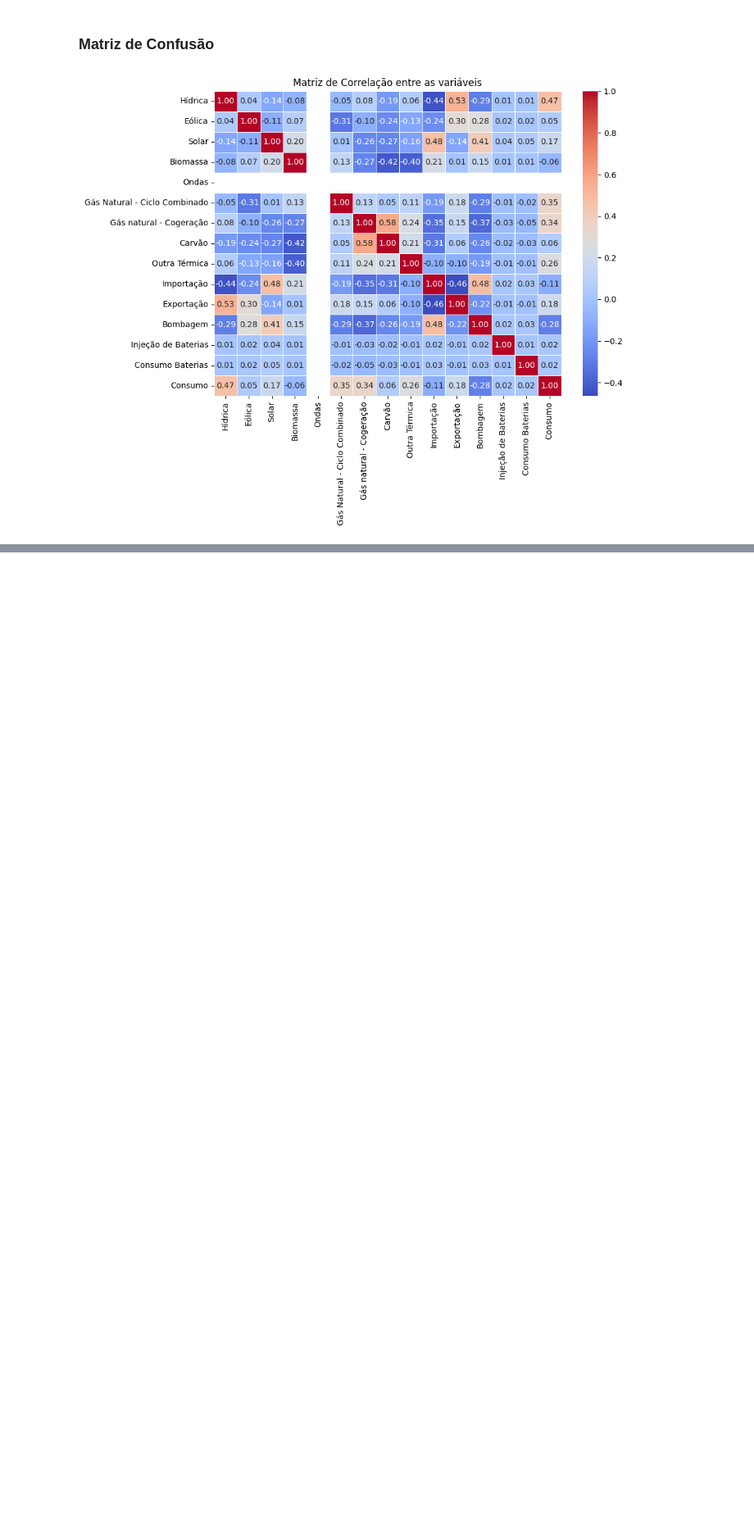
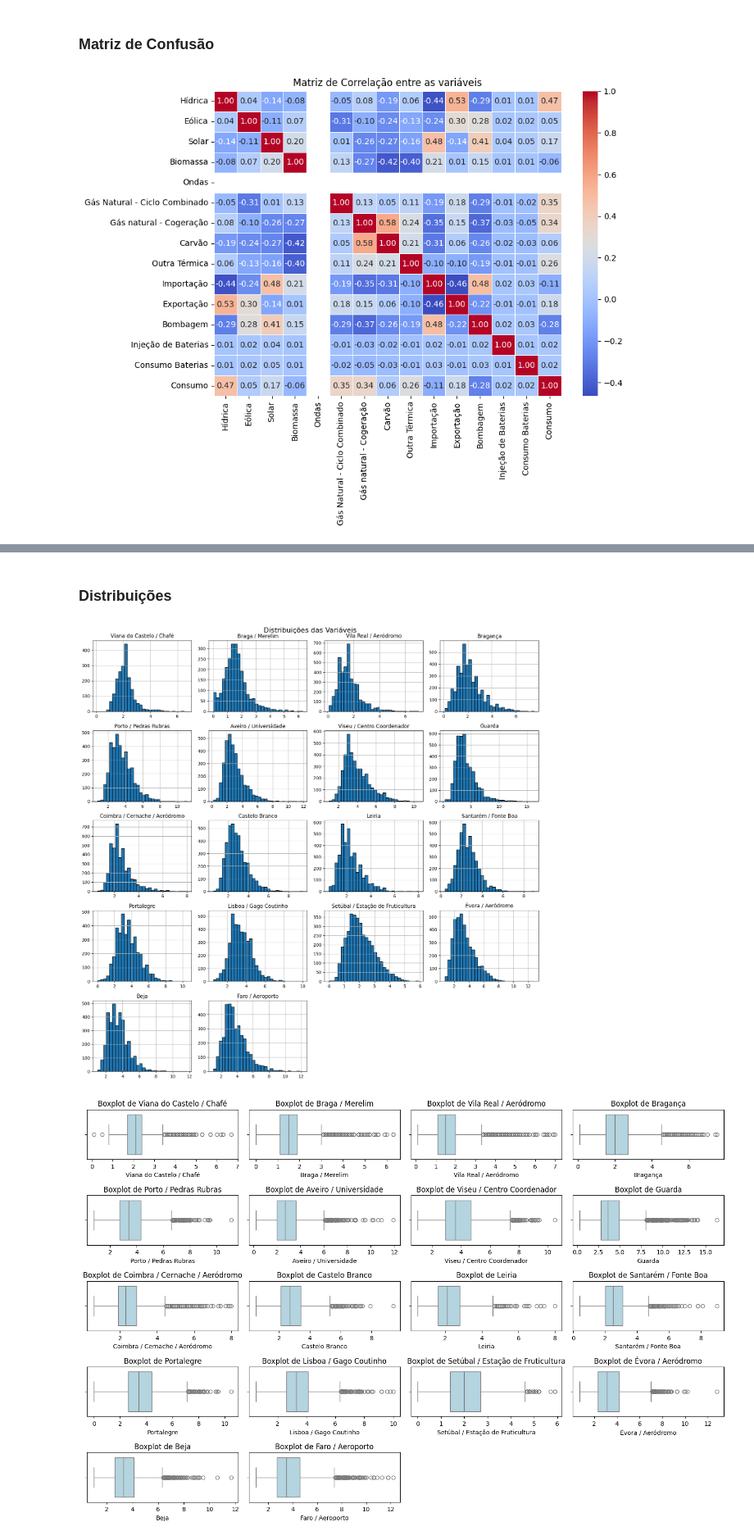
Before and after one commit to tjpoa/wind-energy-forecast, a Jupyter notebook: EDA.ipynb, the cells around one changed output, grey strips where cells are left out. Shown at 82% size. Saved outputs shown, nothing was run; the diff lists cells and outputs as text; code cells hidden in the pictures; blank space fills up the shorter version.

```diff
--- a/EDA.ipynb
+++ b/EDA.ipynb
@@ -203,0 +327,18 @@ plt.show()
+# %%
+categorical_vars_vento = []
+continuous_vars_vento = []
+discrete_vars_vento = []
+
+for column in df_vento.columns:
+    if df_vento[column].dtype == 'object':
+        categorical_vars_vento.append(column)
+    elif df_vento[column].dtype in ['float64', 'int64']:
+        if df_vento[column].nunique() > 20:
+            continuous_vars_vento.append(column)
+        else:
+            discrete_vars_vento.append(column)
+
+
+print("Variáveis Categóricas:", categorical_vars_vento)
+print("Variáveis Contínuas:", continuous_vars_vento)
+print("Variáveis Discretas:", discrete_vars_vento)
@@ -203,0 +349,34 @@ plt.show()
+# %% [markdown]
+### Distribuições
+# %%
+df_numerical_vento = df_vento.drop(columns=["ANO", "MES", "DIA"])
+
+# Calcular o número de linhas e colunas necessárias para o layout
+num_vars_vento = len(df_numerical_vento.columns)
+num_cols_vento = 4  # Número fixo de colunas
+num_rows_vento = int(np.ceil(num_vars_vento / num_cols_vento))  # Número de linhas necessário
+
+df_numerical_vento.hist(
+    bins=30,
+    figsize=(15, 3*num_rows_vento),
+    layout=(num_rows_vento, num_cols_vento),
+    edgecolor='black'
+)
+
+# Ajustar título e layout
+plt.suptitle("Distribuições das Variáveis", fontsize=16)
+plt.tight_layout()
+plt.show()
+
+# Plotar boxplots para todas as variáveis numéricas (para verificar outliers)
+plt.figure(figsize=(15, 10))
+for i, column in enumerate(df_numerical_vento.columns):
+    plt.subplot(num_rows_vento, num_cols_vento, i+1)
+    sns.boxplot(data=df_numerical_vento, x=column, color='lightblue')
+    plt.title(f"Boxplot de {column}")
+
+plt.tight_layout()
+plt.show()
+# %% [output]
+[figure, added]
+[figure, added]
```
Also changed, not shown: parts of 15 cells of this notebook.
